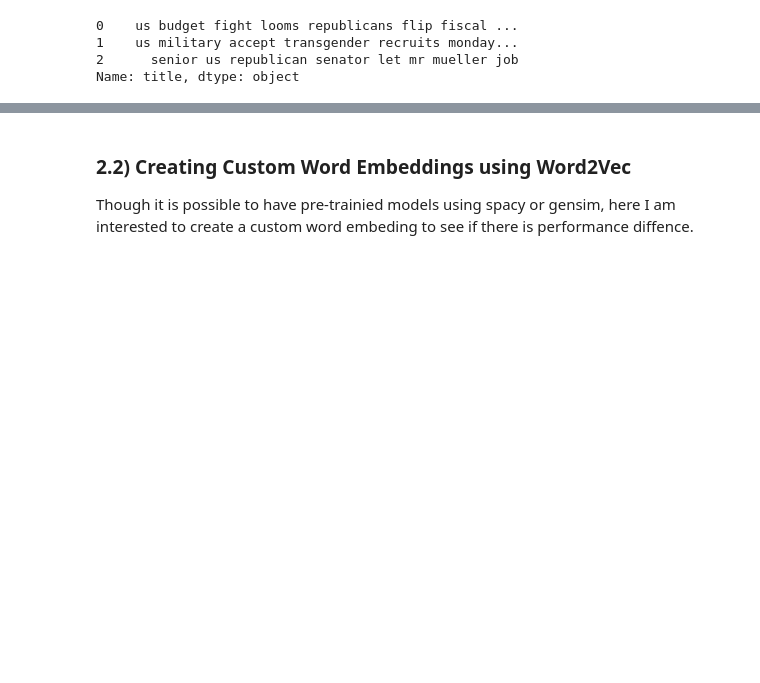
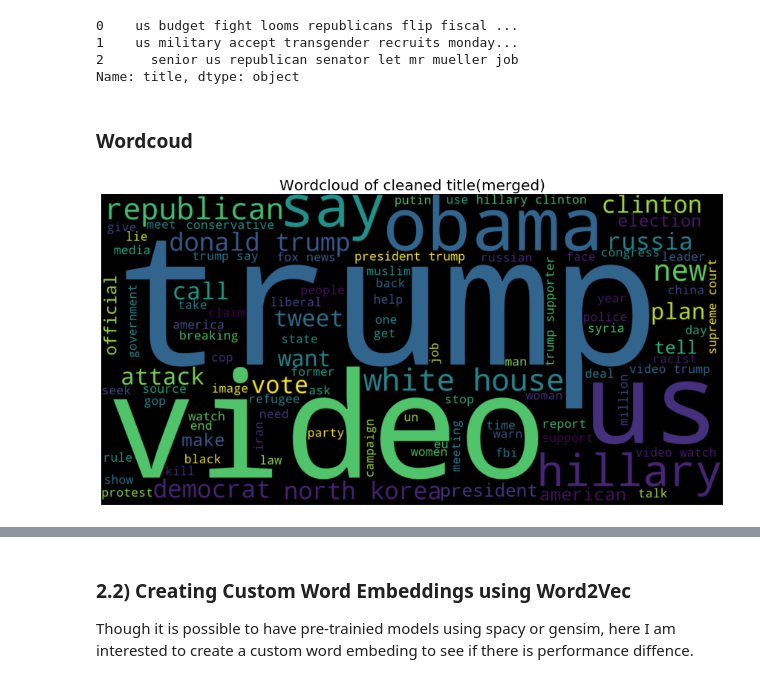
Before and after one commit to mgayalew/SpringBoard, a Jupyter notebook: Capstone project_2/Capstone project_2 modeling and testing.ipynb, the cells around one changed output, grey strips where cells are left out. Drawn from its saved outputs; the diff is of its cells as text; code cells hidden in the pictures; blank space fills up the shorter version.

```diff
--- a/Capstone project_2/Capstone project_2 modeling and testing.ipynb
+++ b/Capstone project_2/Capstone project_2 modeling and testing.ipynb
@@ -227,3 +228,26 @@ clean_title.head(3) # look at the cleaned titles
 1    us military accept transgender recruits monday...
 2      senior us republican senator let mr mueller job
 Name: title, dtype: object
+# %% [markdown]
+### Wordcoud
+# %%
+def plot_wordcloud(text, title_name):
+    """The function displays the word could  of the text with the given title name """
+
+    if isinstance(text, str) and isinstance(title_name, str): # to make sure the parameters have the correct data type
+
+        plt.figure(figsize = (15,15))
+        wc = WordCloud(max_words = 100 , width = 1600 , height = 800, stopwords=stopwords.words("english")).generate(text)
+        plt.imshow(wc , interpolation = 'bilinear')
+        _=plt.title(title_name, fontdict= {"fontsize": 20})
+        _=plt.axis("off")
+
+    else:
+        print("please provide the correct parameter type")
+# %%
+title_cln= " ".join(clean_title)
+text_cln= " ".join(clean_text)
+# %%
+plot_wordcloud(title_cln, "Wordcloud of cleaned title(merged)")
+# %% [output]
+[figure, added]
```
Also changed, not shown: parts of 49 cells of this notebook.
